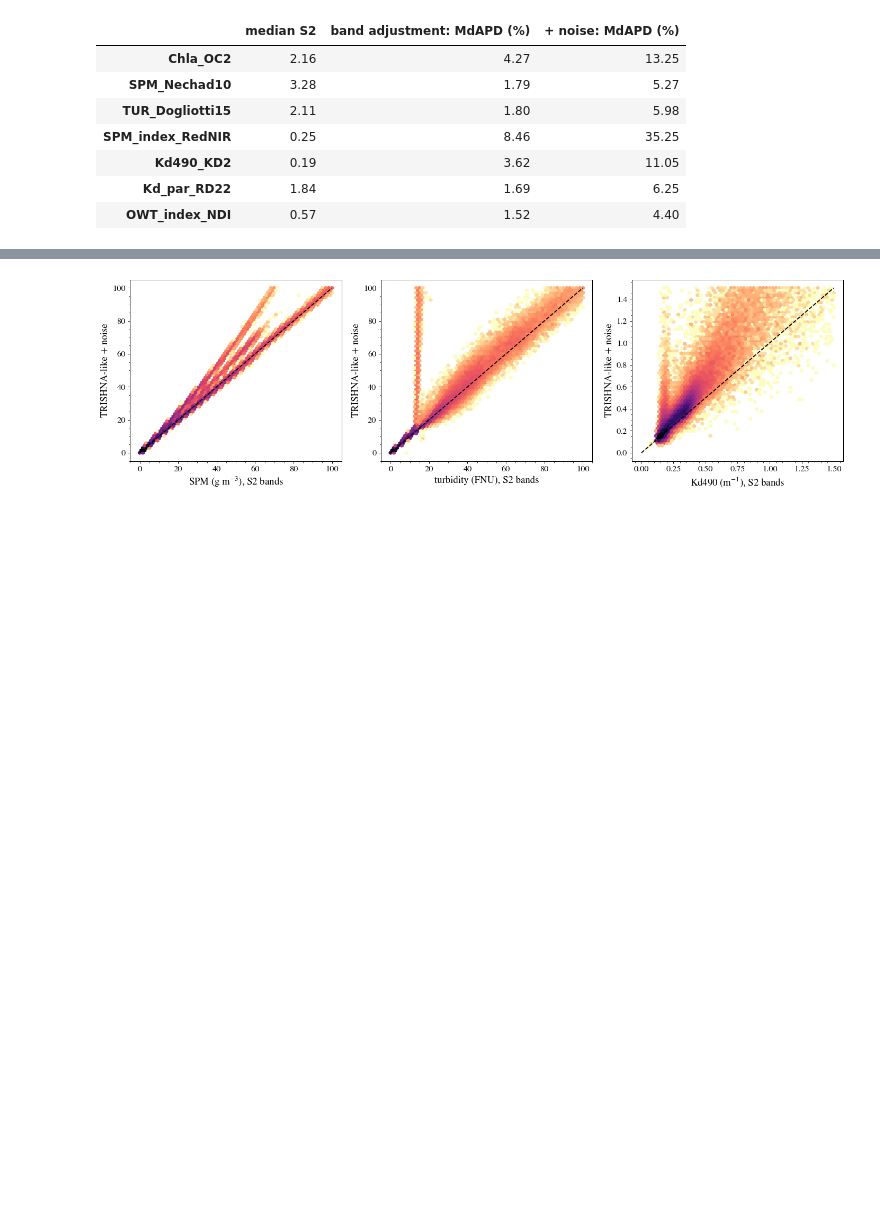
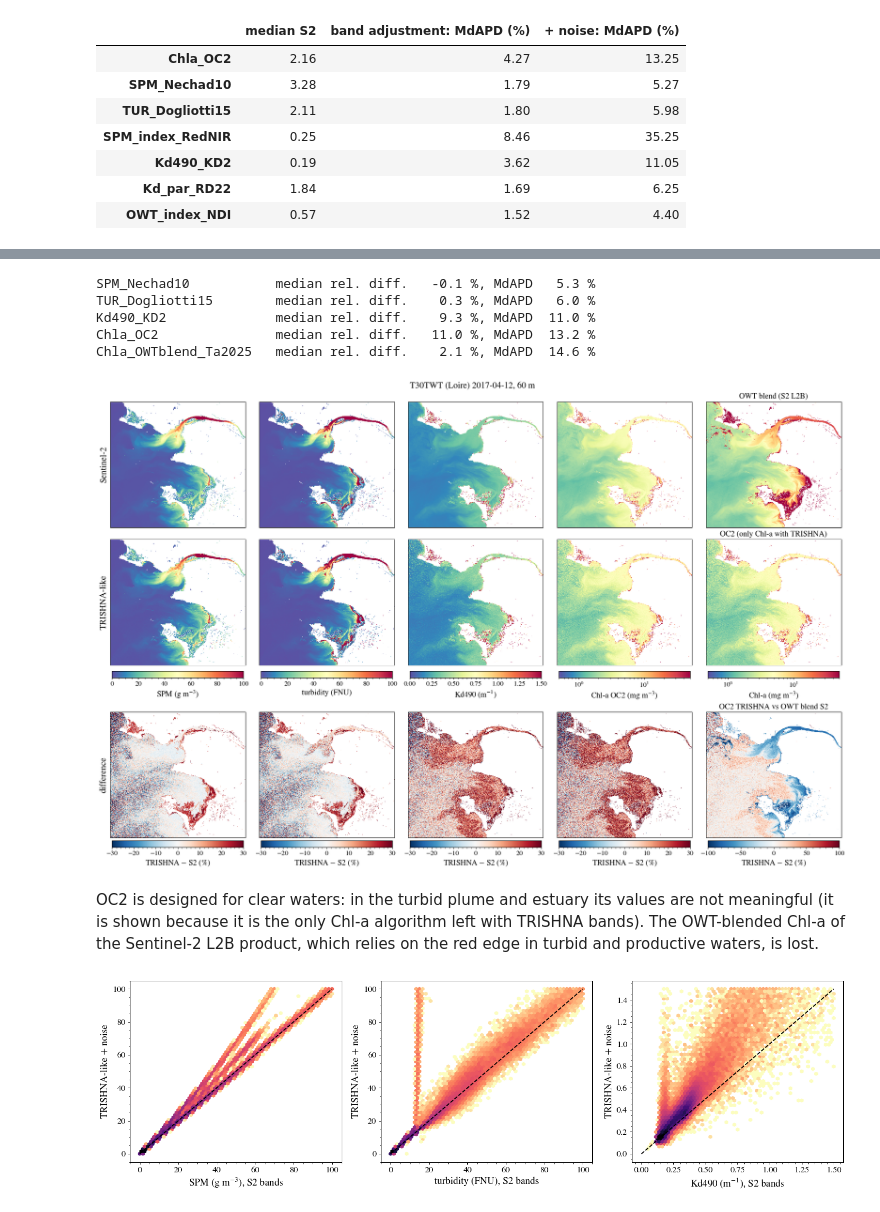
Before and after one commit to Tristanovsk/trishna_tbx, a Jupyter notebook: notebooks/4_visualisation/wq_products_trishna.ipynb, the cells around one changed output, grey strips where cells are left out. Saved outputs shown, nothing was run; the diff lists cells and outputs as text; code cells hidden in the pictures; blank space fills up the shorter version.

Commit message:
Products figure: Sentinel-2, TRISHNA-like and difference rows (notebook, docs, changelog)

```diff
--- a/notebooks/4_visualisation/wq_products_trishna.ipynb
+++ b/notebooks/4_visualisation/wq_products_trishna.ipynb
@@ -145,14 +145,5 @@ Chl-a OWT blend, p10/50/90 (mg m-3): [ 1.49  2.26 22.  ]
 # %%
 show = [('SPM_Nechad10', 'SPM (g m$^{-3}$)', 0, 100), ('TUR_Dogliotti15', 'turbidity (FNU)', 0, 100),
         ('Kd490_KD2', 'Kd490 (m$^{-1}$)', 0, 1.5), ('Chla_OC2', 'Chl-a OC2 (mg m$^{-3}$)', 0.5, 50),
-        ('Chla_OWTblend_Ta2025', 'Chl-a OWT blend, S2 only (mg m$^{-3}$)', 0.5, 50)]
+        ('Chla_OWTblend_Ta2025', 'Chl-a (mg m$^{-3}$)', 0.5, 50)]
 LOG = {'Chla_OC2', 'Chla_OWTblend_Ta2025'}   # Chl-a on a log scale
-fig, axs = plt.subplots(1, 5, figsize=(20, 4.6), sharey=True, layout='constrained')
-for ax, (v, lab, lo, hi) in zip(axs, show):
-    img = prod_t[v] if v in prod_t else chl_blend
-    norm = plt.matplotlib.colors.LogNorm(lo, hi) if v in LOG else plt.Normalize(lo, hi)
-    im = ax.imshow(img, norm=norm, cmap='Spectral_r', interpolation='nearest')
-    fig.colorbar(im, ax=ax, orientation='horizontal', pad=.03, label=lab)
-    ax.set_xticks([]); ax.set_yticks([]); ax.minorticks_off()
-fig.suptitle(f'T30TWT (Loire) {str(date)[:10]}, 60 m')
-fig.savefig(THUMB_DIR / 'wq_products_trishna.png', dpi=60)
@@ -214,3 +204,38 @@ pd.DataFrame(rows).T.round(2)
+# %%
+fig, axs = plt.subplots(3, 5, figsize=(20, 13), sharex=True, sharey=True, layout='constrained')
+s2_img = {**prod_s2, 'Chla_OWTblend_Ta2025': chl_blend}
+tri_img = {**prod_noisy, 'Chla_OWTblend_Ta2025': prod_noisy['Chla_OC2']}   # OC2: only Chl-a with TRISHNA
+for j, (v, lab, lo, hi) in enumerate(show):
+    norm = plt.matplotlib.colors.LogNorm(lo, hi) if v in LOG else plt.Normalize(lo, hi)
+    for i, img in enumerate((s2_img[v], tri_img[v])):
+        im = axs[i, j].imshow(img, norm=norm, cmap='Spectral_r', interpolation='nearest')
+    fig.colorbar(im, ax=axs[:2, j], orientation='horizontal', pad=.02, shrink=.9, label=lab)
+    d = 100 * (tri_img[v] - s2_img[v]) / s2_img[v]
+    dmax = 100 if v == 'Chla_OWTblend_Ta2025' else 30
+    im = axs[2, j].imshow(d, vmin=-dmax, vmax=dmax, cmap='RdBu_r', interpolation='nearest')
+    fig.colorbar(im, ax=axs[2, j], orientation='horizontal', pad=.02, shrink=.9,
+                 label='TRISHNA $-$ S2 (%)')
+    print(f'{v:22s} median rel. diff. {float(np.nanmedian(d)):6.1f} %, MdAPD {float(np.nanmedian(np.abs(d))):5.1f} %')
+for ax in axs.flat:
+    ax.set_xticks([]); ax.set_yticks([]); ax.minorticks_off()
+axs[0, 4].set_title('OWT blend (S2 L2B)')
+axs[1, 4].set_title('OC2 (only Chl-a with TRISHNA)')
+axs[2, 4].set_title('OC2 TRISHNA vs OWT blend S2')
+for i, t in enumerate(('Sentinel-2', 'TRISHNA-like', 'difference')):
+    axs[i, 0].set_ylabel(t, fontsize=17)
+fig.suptitle(f'T30TWT (Loire) {str(date)[:10]}, 60 m')
+fig.savefig(THUMB_DIR / 'wq_products_trishna.png', dpi=60)
+# %% [output]
+SPM_Nechad10           median rel. diff.   -0.1 %, MdAPD   5.3 %
+TUR_Dogliotti15        median rel. diff.    0.3 %, MdAPD   6.0 %
+Kd490_KD2              median rel. diff.    9.3 %, MdAPD  11.0 %
+Chla_OC2               median rel. diff.   11.0 %, MdAPD  13.2 %
+Chla_OWTblend_Ta2025   median rel. diff.    2.1 %, MdAPD  14.6 %
+[figure, added]
+# %% [markdown]
+OC2 is designed for clear waters: in the turbid plume and estuary its values are not meaningful
+(it is shown because it is the only Chl-a algorithm left with TRISHNA bands). The OWT-blended Chl-a of the
+Sentinel-2 L2B product, which relies on the red edge in turbid and productive waters, is lost.
 # %%
 fig, axs = plt.subplots(1, 3, figsize=(16, 4.8))
 for ax, (v, lab, lo, hi) in zip(axs, show[:3]):
```
Also changed, not shown: parts of 4 cells of this notebook, 5 other files.
